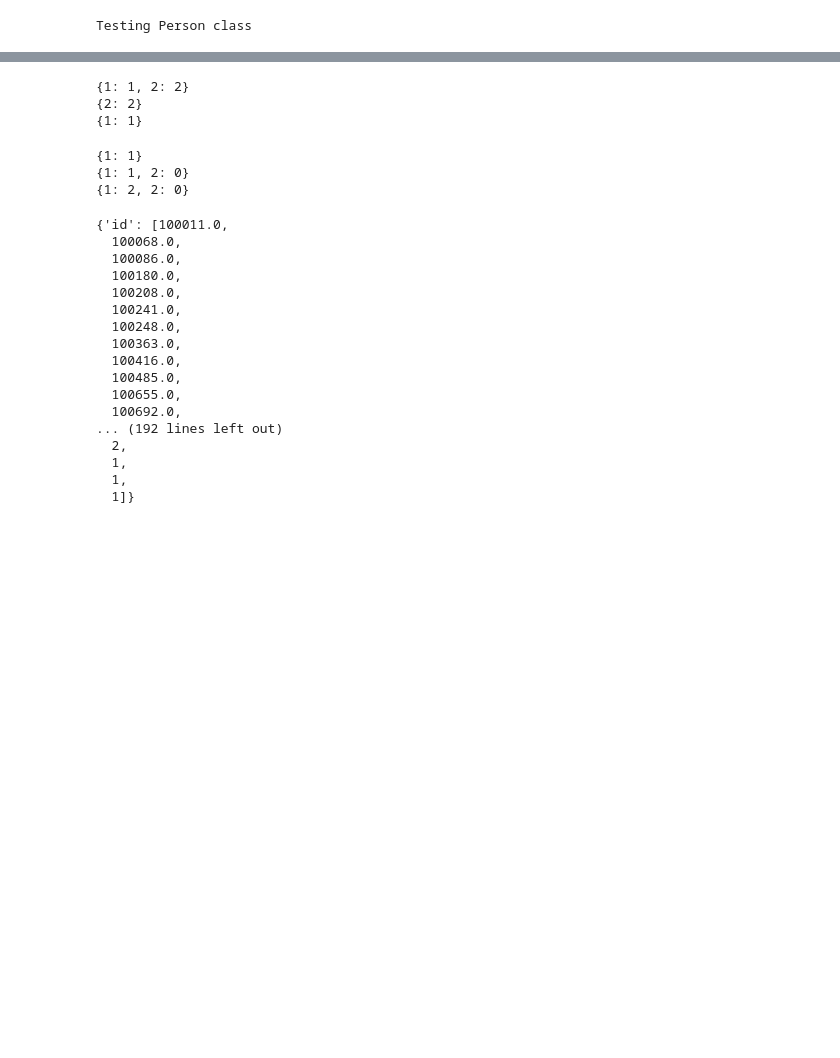
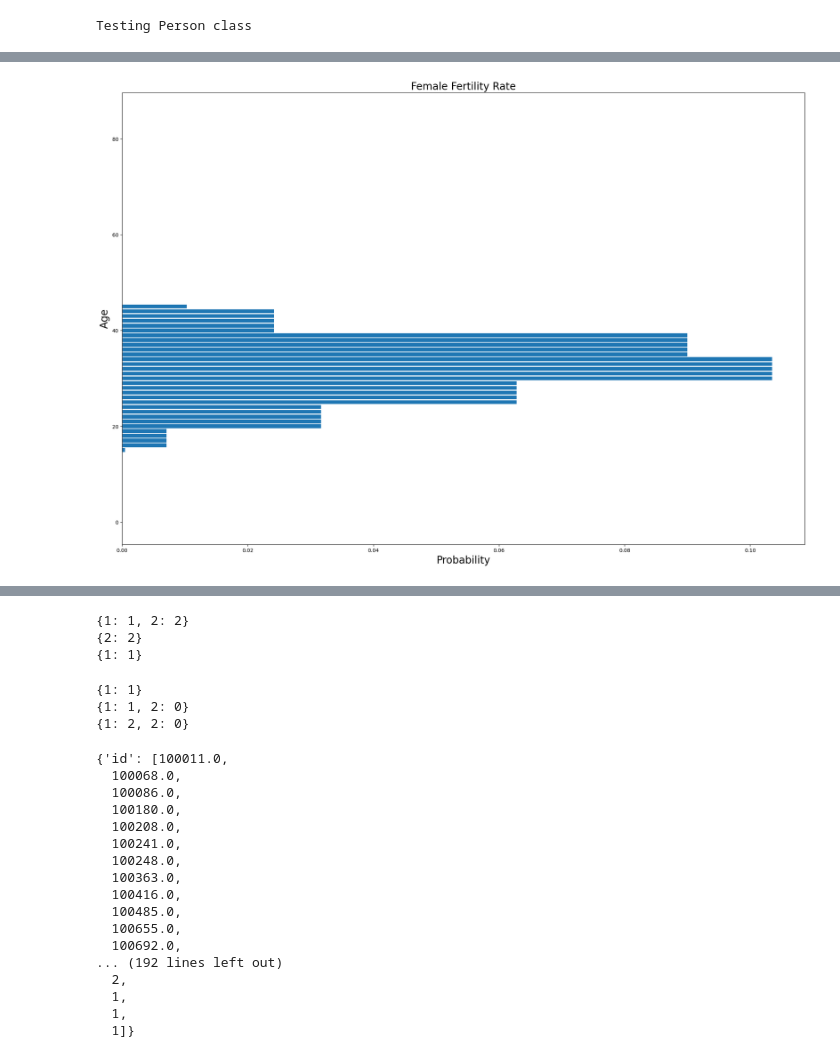
Before and after one commit to lynchp35/AgentBasedModelling, a Jupyter notebook: code/test.ipynb, the cells around one changed output, grey strips where cells are left out. Cells and saved outputs as stored; diff of their text form; code cells hidden in the pictures; blank space fills up the shorter version.

Commit message:
updated utils, added functions to store data

```diff
--- a/code/test.ipynb
+++ b/code/test.ipynb
@@ -55,3 +55,8 @@ def find_infected_count_01(population, distance=2):
             potential_infections["id"].append(person[0])
             potential_infections["count"].append(n_infected)
     return potential_infections
+# %%
+import json
+input_file = open("../data/person_probabilities.json", "r")
+population_characteristics = json.load(input_file)
+input_file.close()
@@ -57,0 +67,12 @@ def find_infected_count_01(population, distance=2):
+# %%
+import pandas as pd
+import numpy as np
+import matplotlib.pyplot as plt
+plt.rcParams['figure.figsize'] = (24, 16)
+def plot_subjects(df,colName, title, xlabel, ylabel):
+    fontdict = {"fontsize":20}
+    plt.barh(df.index, df[colName].values,)
+    plt.title(title,fontdict)
+    plt.ylabel(ylabel,fontdict)
+    plt.xlabel(xlabel,fontdict)
+    plt.show()
@@ -57,0 +178,6 @@ def find_infected_count_01(population, distance=2):
+# %%
+df_age = pd.DataFrame(index=population_characteristics["fertility_rate"].keys(), data=population_characteristics["fertility_rate"].values()).rename(columns={0:"Sex"})
+df_age.index = df_age.index.astype("int")
+plot_subjects(df_age.sort_index(),"Sex", "Female Fertility Rate", "Probability", "Age")
+# %% [output]
+[figure, added]
```
Also changed, not shown: parts of 27 cells of this notebook, 3 other files.
